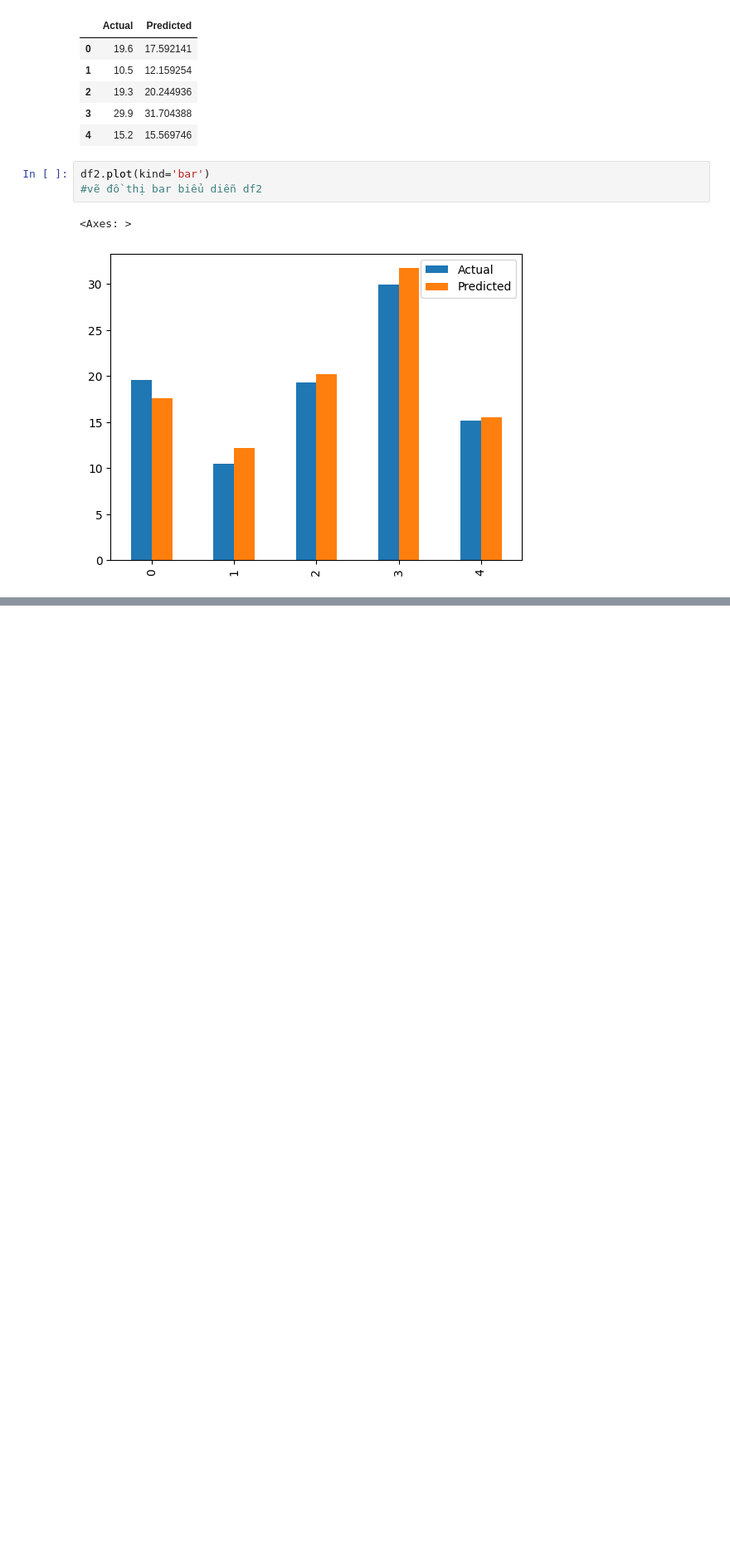
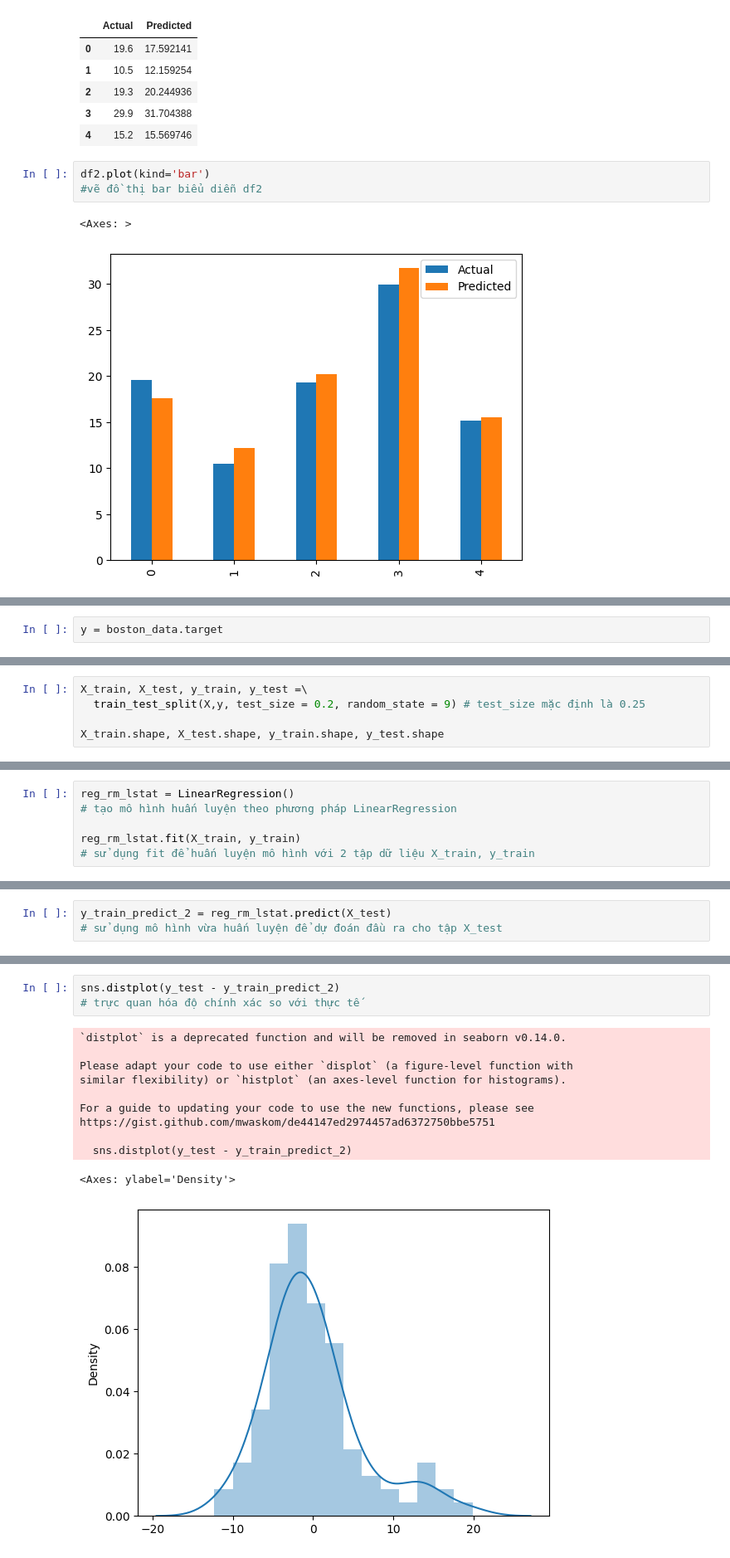
Before and after one commit to nangnguyen1204/data-ML-VTI2310, a Jupyter notebook: lesson6-linear-regression-model-1varriable/nang_ml_linear_boston.ipynb, the cells around one changed output, grey strips where cells are left out. Shown at 83% size. Drawn from its saved outputs; the diff is of its cells as text; blank space fills up the shorter version.

Commit message:
update boston

```diff
--- a/lesson6-linear-regression-model-1varriable/nang_ml_linear_boston (3).ipynb
+++ b/lesson6-linear-regression-model-1varriable/nang_ml_linear_boston.ipynb
@@ -668,0 +703,2 @@ df2.plot(kind='bar')
+# %%
+y = boston_data.target
@@ -668,0 +707,5 @@ df2.plot(kind='bar')
+# %%
+X_train, X_test, y_train, y_test =\
+  train_test_split(X,y, test_size = 0.2, random_state = 9) # test_size mặc định là 0.25
+
+X_train.shape, X_test.shape, y_train.shape, y_test.shape
@@ -668,0 +716,6 @@ df2.plot(kind='bar')
+# %%
+reg_rm_lstat = LinearRegression()
+# tạo mô hình huấn luyện theo phương pháp LinearRegression
+
+reg_rm_lstat.fit(X_train, y_train)
+# sử dụng fit để huấn luyện mô hình với 2 tập dữ liệu X_train, y_train
@@ -668,0 +724,3 @@ df2.plot(kind='bar')
+# %%
+y_train_predict_2 = reg_rm_lstat.predict(X_test)
+# sử dụng mô hình vừa huấn luyện để dự đoán đầu ra cho tập X_test
@@ -668,0 +742,15 @@ df2.plot(kind='bar')
+# %%
+sns.distplot(y_test - y_train_predict_2)
+# trực quan hóa độ chính xác so với thực tế
+# %% [output]
+`distplot` is a deprecated function and will be removed in seaborn v0.14.0.
+
+Please adapt your code to use either `displot` (a figure-level function with
+similar flexibility) or `histplot` (an axes-level function for histograms).
+
+For a guide to updating your code to use the new functions, please see
+https://gist.github.com/mwaskom/de44147ed2974457ad6372750bbe5751
+
+  sns.distplot(y_test - y_train_predict_2)
+<Axes: ylabel='Density'>
+[figure, added]
```
Also changed, not shown: parts of 32 cells of this notebook.
